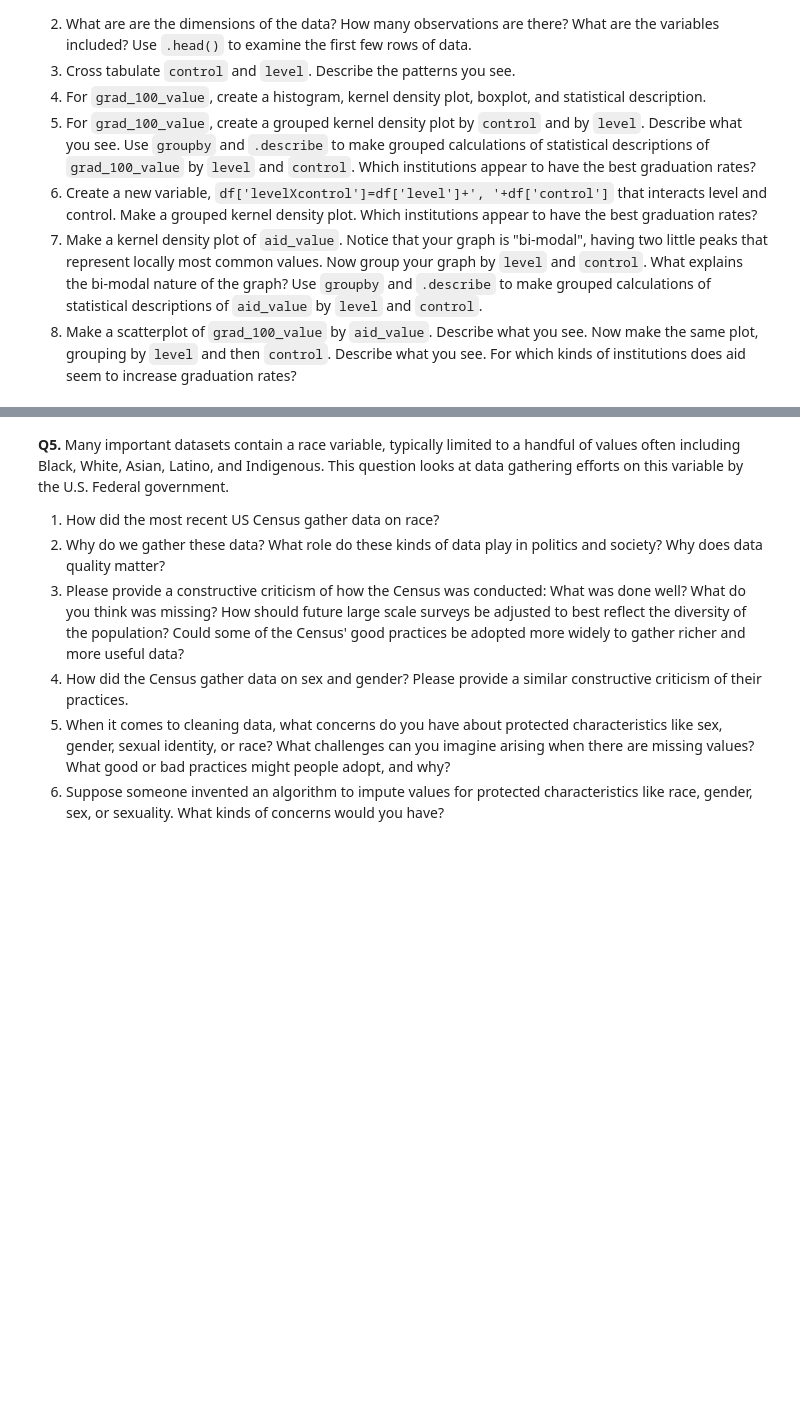
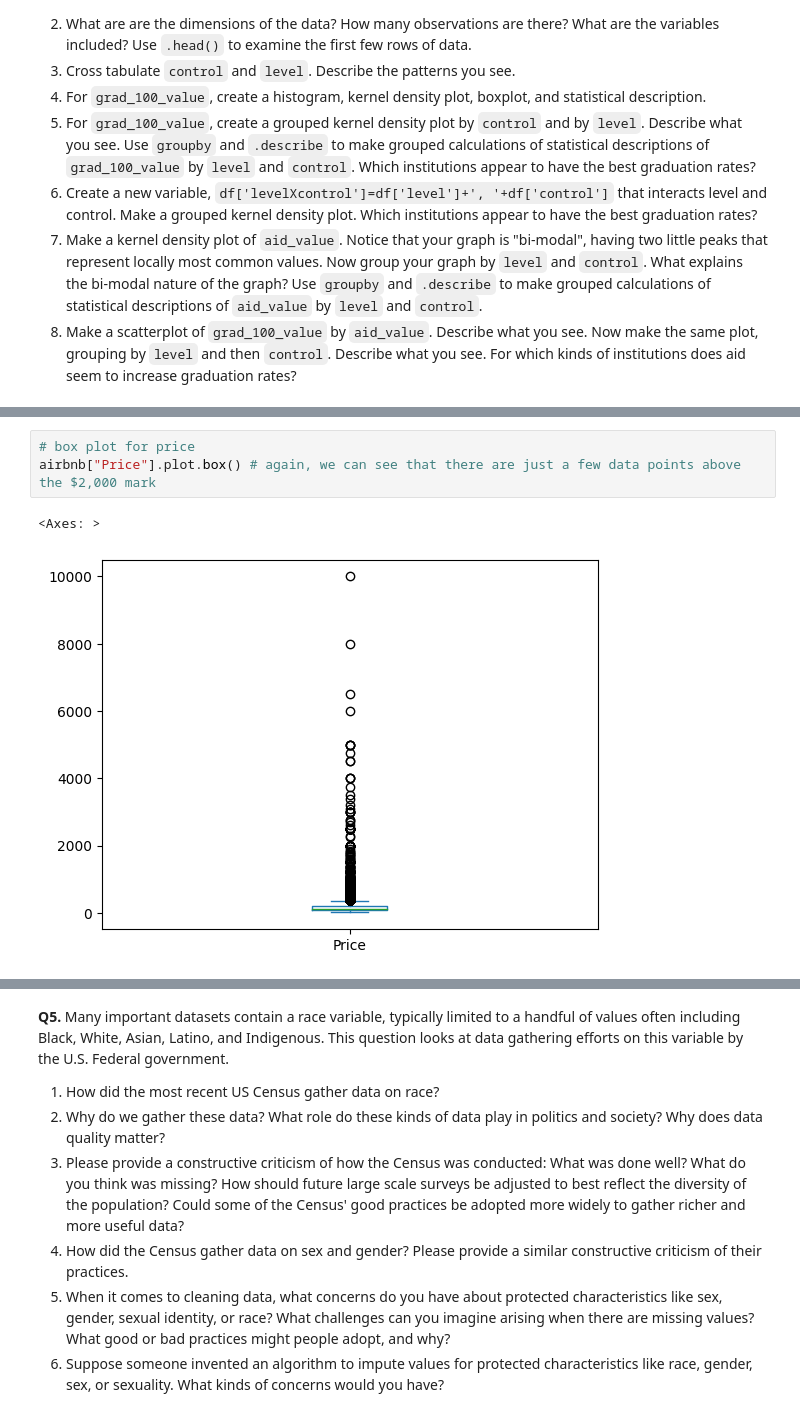
Before and after one commit to MKhour/DS3001, a Jupyter notebook: assignment2.ipynb, the cells around one changed output, grey strips where cells are left out. Drawn from its saved outputs; the diff is of its cells as text; blank space fills up the shorter version.

```diff
--- a/assignment2.ipynb
+++ b/assignment2.ipynb
@@ -403,0 +496,6 @@ The "relevant" variables for this question are:
+# %%
+# box plot for price
+airbnb["Price"].plot.box() # again, we can see that there are just a few data points above the $2,000 mark
+# %% [output]
+<Axes: >
+[figure, added]
```
Also changed, not shown: parts of 54 cells of this notebook.
